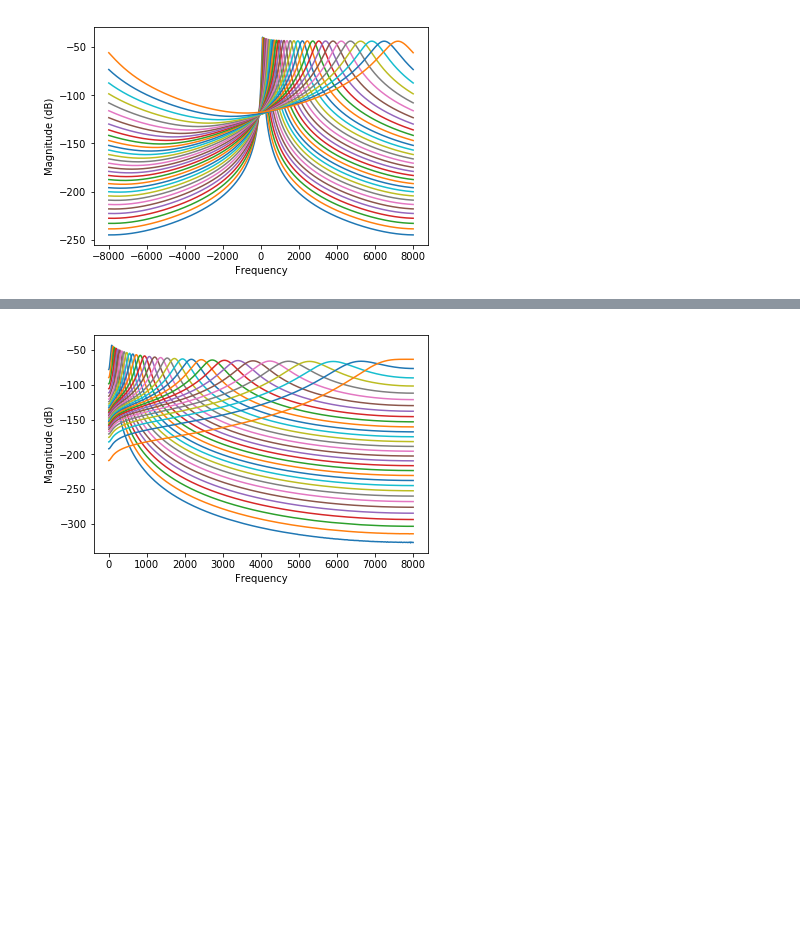
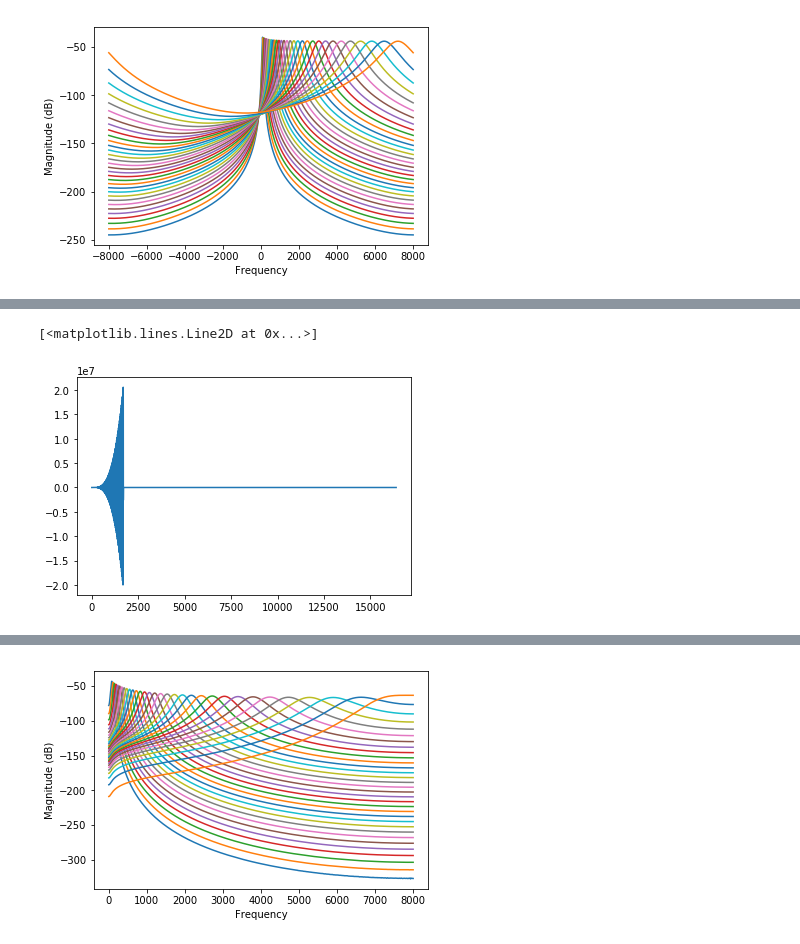
Before and after one commit to jthiem/gtfblib, a Jupyter notebook: Devel and Test Lib.ipynb, the cells around one changed output, grey strips where cells are left out. Cells and saved outputs as stored; diff of their text form; code cells hidden in the pictures; blank space fills up the shorter version.

```diff
--- a/Devel and Test Lib.ipynb
+++ b/Devel and Test Lib.ipynb
@@ -26,3 +26,8 @@ for n in range(iresponse.shape[1]):
+# %%
+plt.plot(iresponse[:,10])
+# %% [output]
+[<matplotlib.lines.Line2D at 0x...>]
+[figure, added]
 # %%
 fbfir = gtfblib.FIR()
 iresponse = fbfir.process(timpulse)
```
Also changed, not shown: parts of 2 cells of this notebook, 3 other files.
